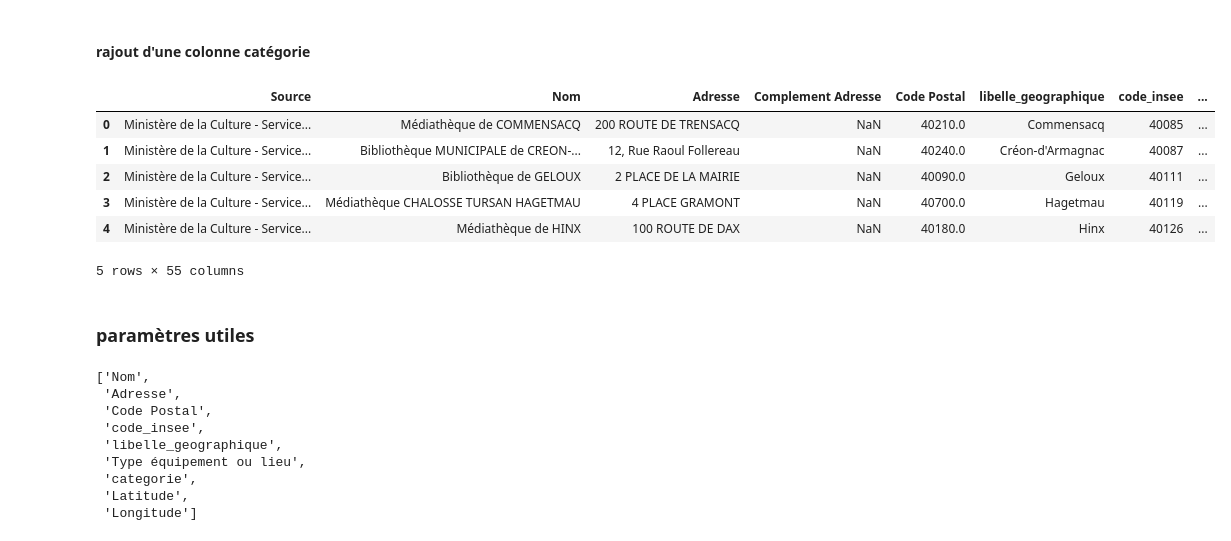
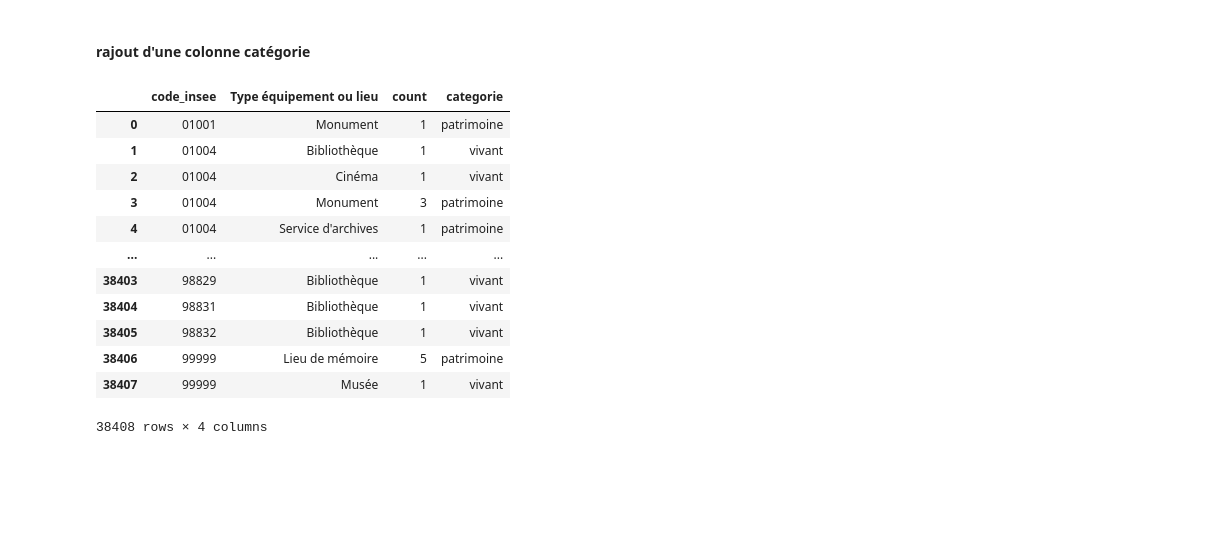
Before and after one commit to naloui1/Dataforgood, a Jupyter notebook: script_nadia.ipynb, the cells around one changed output. Cells and saved outputs as stored; diff of their text form; code cells hidden in the pictures; blank space fills up the shorter version.

Commit message:
csv file avec nbre dequipement par commune&categorie

```diff
--- a/script_nadia.ipynb
+++ b/script_nadia.ipynb
@@ -203,0 +122,3 @@ len(df_culturels.loc[df_culturels['Type équipement ou lieu']=='Bibliothèque','
+# %%
+param_utiles=['Nom','Adresse','Code Postal','code_insee','libelle_geographique','Nombre_de_salles_de_theatre','Type équipement ou lieu','Latitude','Longitude']
+param_utiles
@@ -203,0 +163,6 @@ len(df_culturels.loc[df_culturels['Type équipement ou lieu']=='Bibliothèque','
+# %%
+# II-Extraction de df avec le nbre de théatre par commune
+df_nbre_theatre_par_commune = (df_culturels.loc[df_culturels['Type équipement ou lieu']=='Théâtre',['code_insee','Type équipement ou lieu','Nombre_de_salles_de_theatre']])
+# calcul du nombre de theatre par commune
+grouped2 = df_nbre_theatre_par_commune.groupby(['code_insee'])['Nombre_de_salles_de_theatre'].sum()
+grouped2
@@ -203,0 +199,18 @@ len(df_culturels.loc[df_culturels['Type équipement ou lieu']=='Bibliothèque','
+# %%
+# III- creation d'une series avec le nombre de salle de theatre
+for i,id in enumerate(grouped2.index):
+
+    filtered_df = df_nbre_theatre_par_commune[(df_nbre_theatre_par_commune['code_insee'] == id) & (df_nbre_theatre_par_commune['Type équipement ou lieu'] == 'Théâtre')]
+
+    s1 = filtered_df.groupby(['code_insee'])['Nombre_de_salles_de_theatre'].sum()
+    if i==0:
+        result_horizontal=s1
+    else:
+        result_horizontal = pd.concat([result_horizontal, s1], axis=0)
+
+# V- mettre a jour le nbre de salles de theatre dans df_nbre_typequip_parcommune
+for id in result_horizontal.index:
+    #filtered_df = df_nbre_typequip_parcommune[(df_nbre_typequip_parcommune['code_insee'] == id) & (df_nbre_typequip_parcommune['Type équipement ou lieu'] == 'Théâtre')]
+    mask=(df_nbre_typequip_parcommune['code_insee'] == id) & (df_nbre_typequip_parcommune['Type équipement ou lieu'] == 'Théâtre')
+
+    df_nbre_typequip_parcommune.loc[mask,'count']=result_horizontal[id]
@@ -204,39 +233,20 @@ len(df_culturels.loc[df_culturels['Type équipement ou lieu']=='Bibliothèque','
 # %% [markdown]
 #### rajout d'une colonne catégorie
-# %%
-def assign_categorie(type_equipement):
-    if type_equipement in ['Bibliothèque', "Centre d'art", 'Centre de création artistique','théatre', 'cinéma','Centre de création musicale', 'Théâtre', 'Conservatoire','Parc et jardin','Librairie', 'Lieu de mémoire', 'Musée', 'Opéra',"Centre culturel", "Scène", "Espace protégé"]:
-        return ('vivant')
-    elif type_equipement in ["Service d'archives", 'Monument']:
-        return ('patrimoine')
-    elif type_equipement ==  "Établissement d'enseignement supérieur":
-        return ('Strange')
-    else:
-        return None  # Si un monument ne correspond à aucune catégorie
 # %%
 # Appliquer la fonction à la colonne 'monument'
-df_culturels['categorie'] = df_culturels['Type équipement ou lieu'].apply(assign_categorie)
-df_culturels.head()
+df_nbre_typequip_parcommune['categorie'] = df_nbre_typequip_parcommune['Type équipement ou lieu'].apply(assign_categorie)
+df_nbre_typequip_parcommune
 # %% [output]
-|  | Source | Nom | Adresse | Complement Adresse | Code Postal | libelle_geographique | code_insee | ... |
-| 0 | Ministère de la Culture - Service... | Médiathèque de COMMENSACQ | 200 ROUTE DE TRENSACQ | NaN | 40210.0 | Commensacq | 40085 | ... |
-| 1 | Ministère de la Culture - Service... | Bibliothèque MUNICIPALE de CREON-... | 12, Rue Raoul Follereau | NaN | 40240.0 | Créon-d'Armagnac | 40087 | ... |
-| 2 | Ministère de la Culture - Service... | Bibliothèque de GELOUX | 2 PLACE DE LA MAIRIE | NaN | 40090.0 | Geloux | 40111 | ... |
-| 3 | Ministère de la Culture - Service... | Médiathèque CHALOSSE TURSAN HAGETMAU | 4 PLACE GRAMONT | NaN | 40700.0 | Hagetmau | 40119 | ... |
-| 4 | Ministère de la Culture - Service... | Médiathèque de HINX | 100 ROUTE DE DAX | NaN | 40180.0 | Hinx | 40126 | ... |
+|  | code_insee | Type équipement ou lieu | count | categorie |
+| 0 | 01001 | Monument | 1 | patrimoine |
+| 1 | 01004 | Bibliothèque | 1 | vivant |
+| 2 | 01004 | Cinéma | 1 | vivant |
+| 3 | 01004 | Monument | 3 | patrimoine |
+| 4 | 01004 | Service d'archives | 1 | patrimoine |
+| ... | ... | ... | ... | ... |
+| 38403 | 98829 | Bibliothèque | 1 | vivant |
+| 38404 | 98831 | Bibliothèque | 1 | vivant |
+| 38405 | 98832 | Bibliothèque | 1 | vivant |
+| 38406 | 99999 | Lieu de mémoire | 5 | patrimoine |
+| 38407 | 99999 | Musée | 1 | vivant |
-5 rows × 55 columns
+38408 rows × 4 columns
-# %% [markdown]
-### paramètres utiles
-# %%
-param_utiles=['Nom','Adresse','Code Postal','code_insee','libelle_geographique','Type équipement ou lieu','categorie','Latitude','Longitude']
-param_utiles
-# %% [output]
-['Nom',
- 'Adresse',
- 'Code Postal',
- 'code_insee',
- 'libelle_geographique',
- 'Type équipement ou lieu',
- 'categorie',
- 'Latitude',
- 'Longitude']
```
Also changed, not shown: parts of 38 cells of this notebook.
